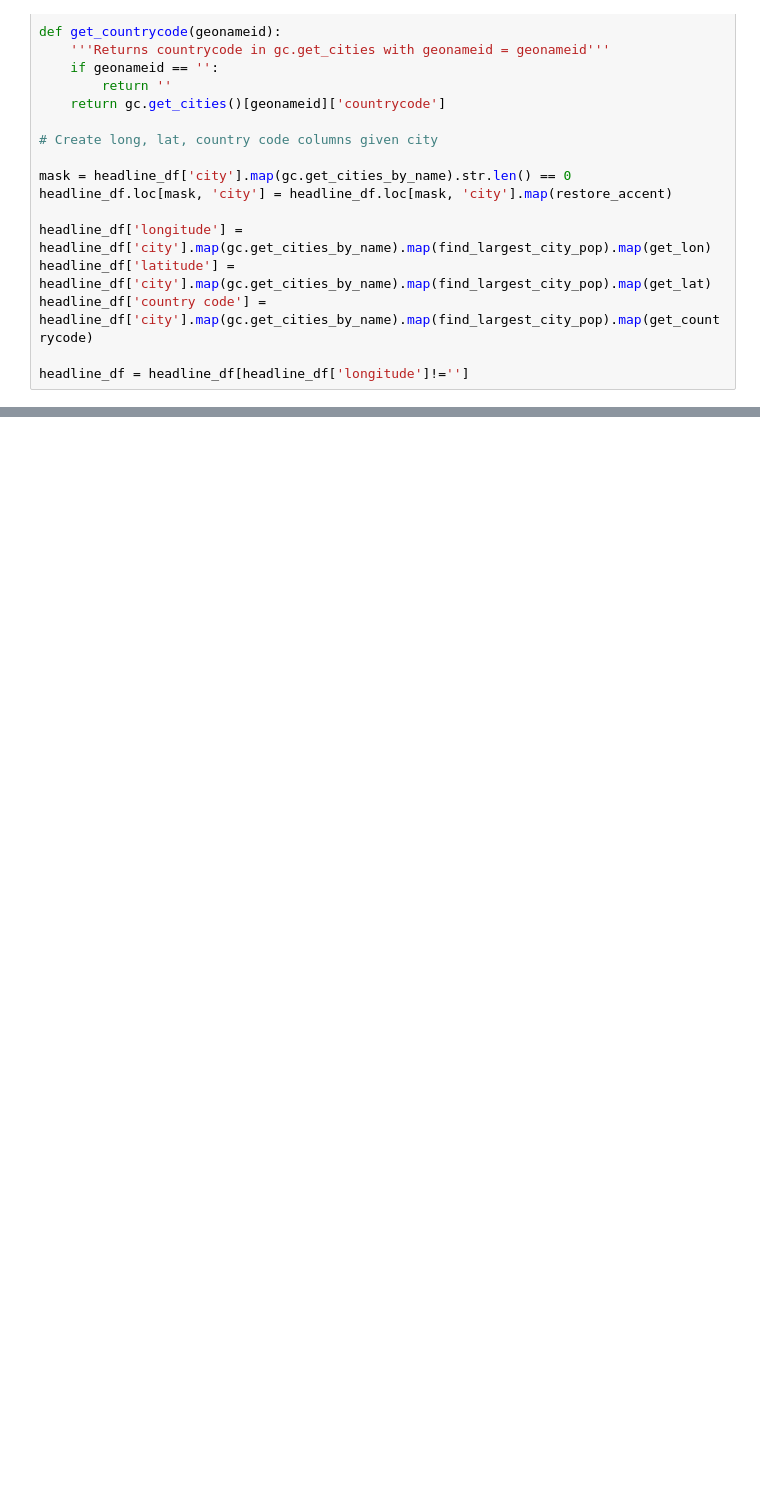
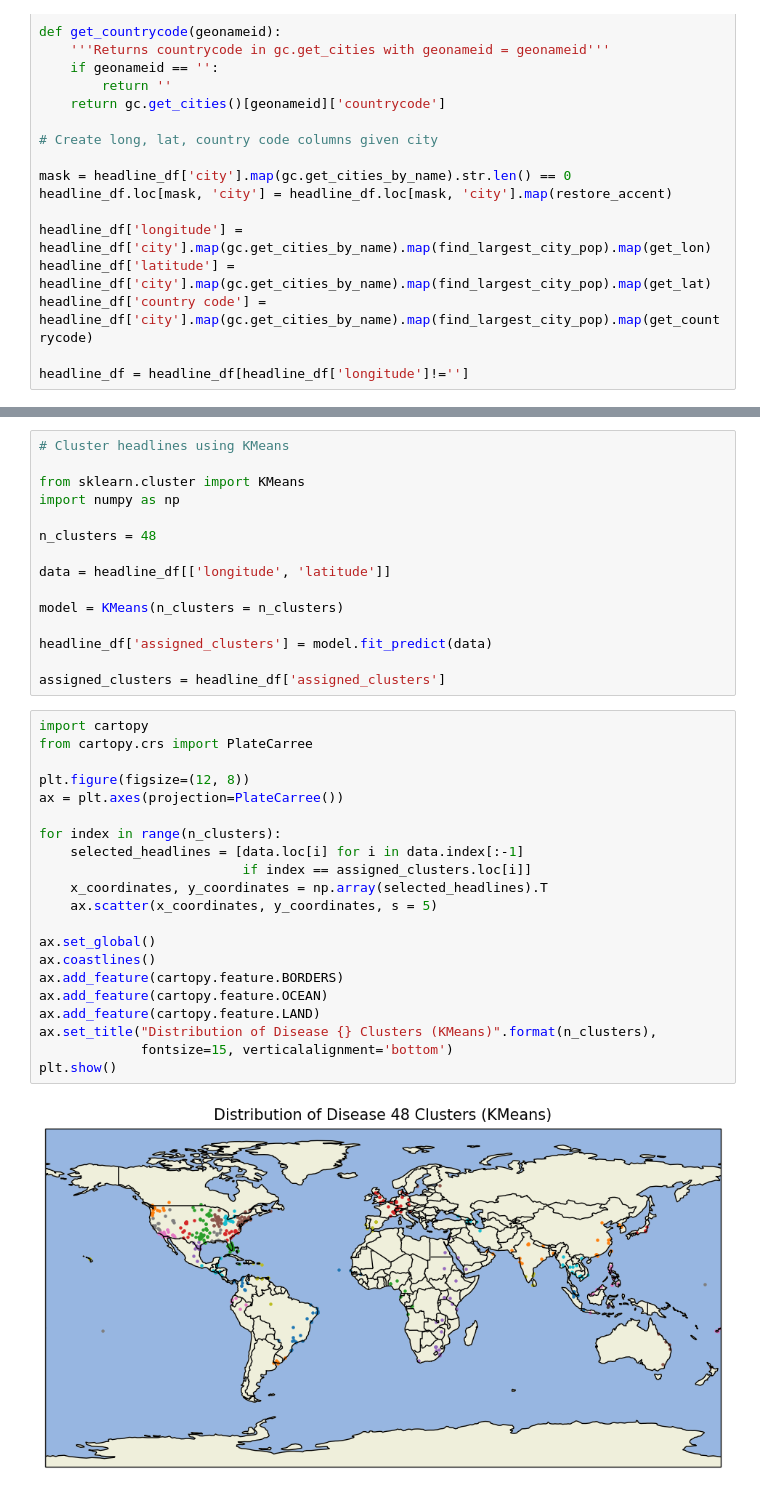
Before and after one commit to NB-555/discovering-disease-outbreaks-base, a Jupyter notebook: discovering-disease-project.ipynb, the cells around one changed output, grey strips where cells are left out. Saved outputs shown, nothing was run; the diff lists cells and outputs as text; blank space fills up the shorter version.

Commit message:
Cluster analysis (KMeans and DBSCAN) with maps

```diff
--- a/discovering-disease-project.ipynb
+++ b/discovering-disease-project.ipynb
@@ -217,0 +211,38 @@ Name: longitude, dtype: float64
+# %%
+# Cluster headlines using KMeans
+
+from sklearn.cluster import KMeans
+import numpy as np
+
+n_clusters = 48
+
+data = headline_df[['longitude', 'latitude']]
+
+model = KMeans(n_clusters = n_clusters)
+
+headline_df['assigned_clusters'] = model.fit_predict(data)
+
+assigned_clusters = headline_df['assigned_clusters']
+# %%
+import cartopy
+from cartopy.crs import PlateCarree
+
+plt.figure(figsize=(12, 8))
+ax = plt.axes(projection=PlateCarree())
+
+for index in range(n_clusters):
+    selected_headlines = [data.loc[i] for i in data.index[:-1]
+                          if index == assigned_clusters.loc[i]]
+    x_coordinates, y_coordinates = np.array(selected_headlines).T
+    ax.scatter(x_coordinates, y_coordinates, s = 5)
+
+ax.set_global()
+ax.coastlines()
+ax.add_feature(cartopy.feature.BORDERS)
+ax.add_feature(cartopy.feature.OCEAN)
+ax.add_feature(cartopy.feature.LAND)
+ax.set_title("Distribution of Disease {} Clusters (KMeans)".format(n_clusters),
+             fontsize=15, verticalalignment='bottom')
+plt.show()
+# %% [output]
+[figure, added]
```
Also changed, not shown: parts of 10 cells of this notebook.
